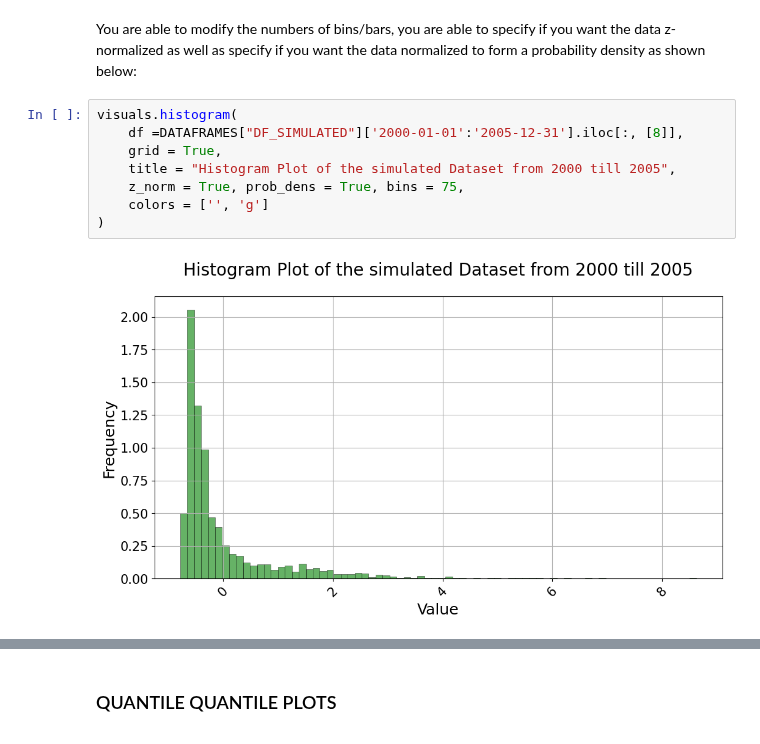
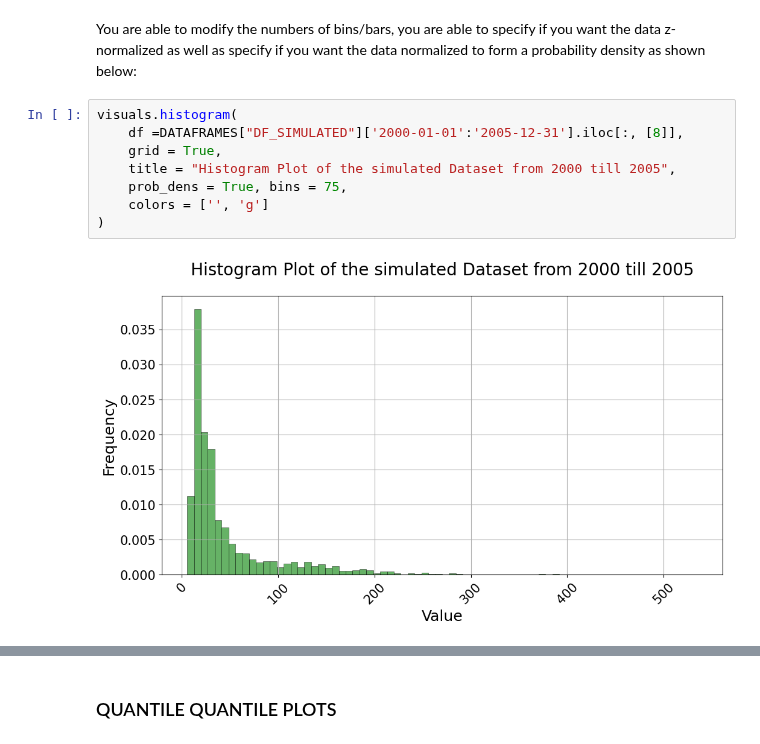
Before and after one commit to UchechukwuUdenze/NHS_PostProcessing, a Jupyter notebook: docs/source/notebooks/tutorial-visualizations.ipynb, the cells around one changed output, grey strips where cells are left out. Drawn from its saved outputs; the diff is of its cells as text.

```diff
--- a/docs/source/notebooks/tutorial-visualizations.ipynb
+++ b/docs/source/notebooks/tutorial-visualizations.ipynb
@@ -291,10 +291,10 @@ You are able to modify the numbers of bins/bars, you are able to specify if you
 # %%
 visuals.histogram(
     df =DATAFRAMES["DF_SIMULATED"]['2000-01-01':'2005-12-31'].iloc[:, [8]],
     grid = True,
     title = "Histogram Plot of the simulated Dataset from 2000 till 2005",
-    z_norm = True, prob_dens = True, bins = 75,
+    prob_dens = True, bins = 75,
     colors = ['', 'g']
 )
 # %% [output]
-[figure, old version]
+[figure, new version]
```
Also changed, not shown: parts of 4 cells of this notebook, 1 other file.
